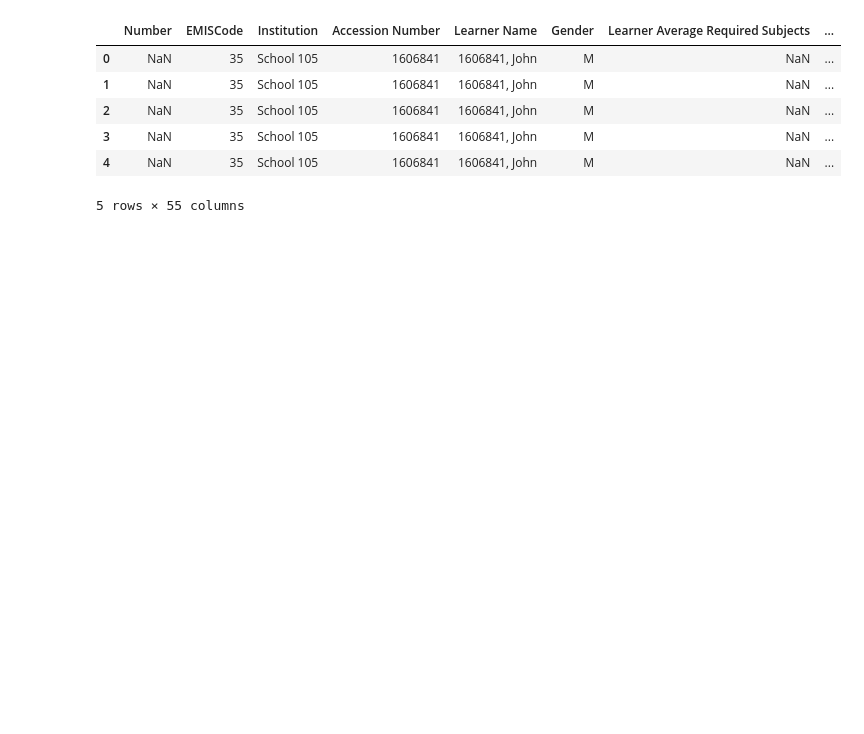
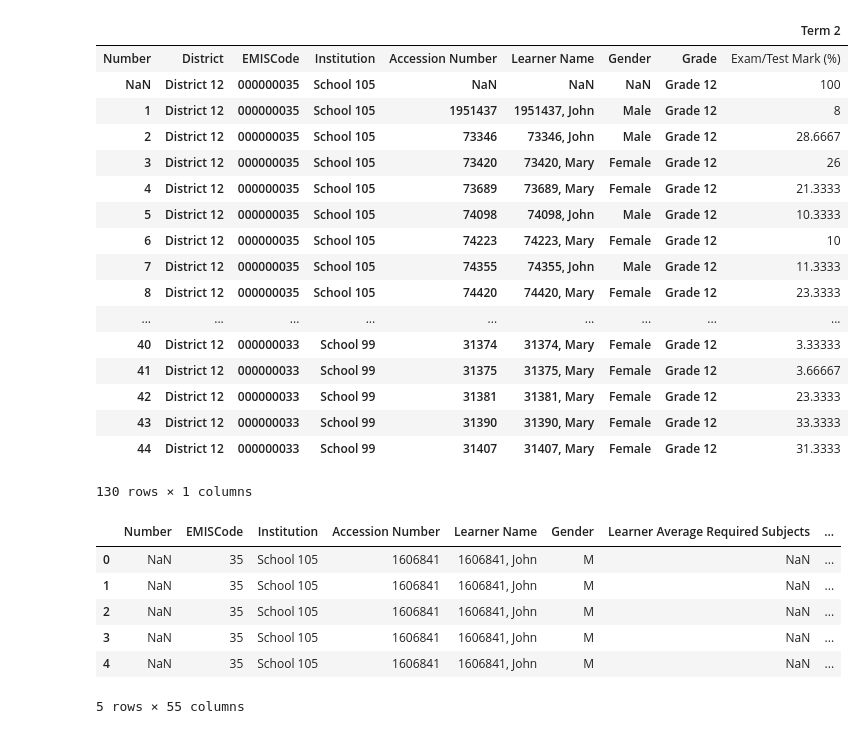
Before and after one commit to alpha-ibrahim/Udacity-machine-learning-engineer, a Jupyter notebook: project/analysis.ipynb, the cells around one changed output. Drawn from its saved outputs; the diff is of its cells as text; code cells hidden in the pictures; blank space fills up the shorter version.

```diff
--- a/project/analysis.ipynb
+++ b/project/analysis.ipynb
@@ -52,3 +46,32 @@ DDD SUBJECT PERFORMANCE_CIRCUIT_CIRCUIT 19 - FET PHASE_2015_TERM4.XLSX
+# %%
+# add average mark
+mathematics_gr12_term4['ave_mark'] =
+# %%
+math_term1_mark = mathematics_gr12_term4['Term 1']
+math_term2_mark = mathematics_gr12_term4['Term 2']
+math_term3_mark = mathematics_gr12_term4['Term 3']
+math_term4_mark = mathematics_gr12_term4['Term 4']
+# %%
+pd.DataFrame(math_term2_mark)
+# %% [output]
+|  |  |  |  |  |  |  |  | Term 2 |
+| Number | District | EMISCode | Institution | Accession Number | Learner Name | Gender | Grade | Exam/Test Mark (%) |
+| NaN | District 12 | 000000035 | School 105 | NaN | NaN | NaN | Grade 12 | 100 |
+| 1 | District 12 | 000000035 | School 105 | 1951437 | 1951437, John | Male | Grade 12 | 8 |
+| 2 | District 12 | 000000035 | School 105 | 73346 | 73346, John | Male | Grade 12 | 28.6667 |
+| 3 | District 12 | 000000035 | School 105 | 73420 | 73420, Mary | Female | Grade 12 | 26 |
+| 4 | District 12 | 000000035 | School 105 | 73689 | 73689, Mary | Female | Grade 12 | 21.3333 |
+| 5 | District 12 | 000000035 | School 105 | 74098 | 74098, John | Male | Grade 12 | 10.3333 |
+| 6 | District 12 | 000000035 | School 105 | 74223 | 74223, Mary | Female | Grade 12 | 10 |
+| 7 | District 12 | 000000035 | School 105 | 74355 | 74355, John | Male | Grade 12 | 11.3333 |
+| 8 | District 12 | 000000035 | School 105 | 74420 | 74420, Mary | Female | Grade 12 | 23.3333 |
+| ... | ... | ... | ... | ... | ... | ... | ... | ... |
+| 40 | District 12 | 000000033 | School 99 | 31374 | 31374, Mary | Female | Grade 12 | 3.33333 |
+| 41 | District 12 | 000000033 | School 99 | 31375 | 31375, Mary | Female | Grade 12 | 3.66667 |
+| 42 | District 12 | 000000033 | School 99 | 31381 | 31381, Mary | Female | Grade 12 | 23.3333 |
+| 43 | District 12 | 000000033 | School 99 | 31390 | 31390, Mary | Female | Grade 12 | 33.3333 |
+| 44 | District 12 | 000000033 | School 99 | 31407 | 31407, Mary | Female | Grade 12 | 31.3333 |
+130 rows × 1 columns
 # %%
 learner_chart_g11 = pd.read_excel('combined_reports/2015/DDD LEARNER CHART_CIRCUIT_CIRCUIT 19 - 11_2015_TERM4.XLSX', header=5)
 # %%
```
Also changed, not shown: parts of 6 cells of this notebook, 3 other files.
